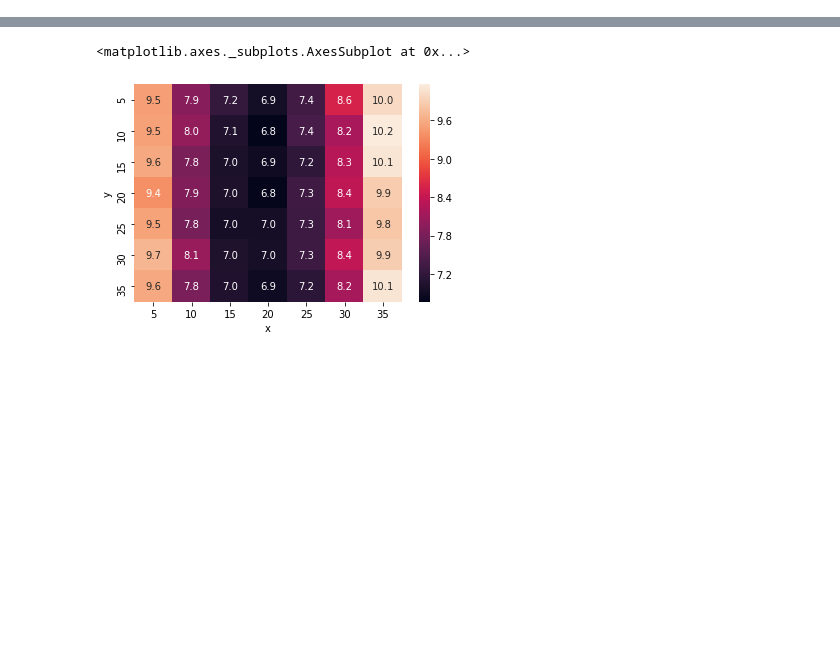
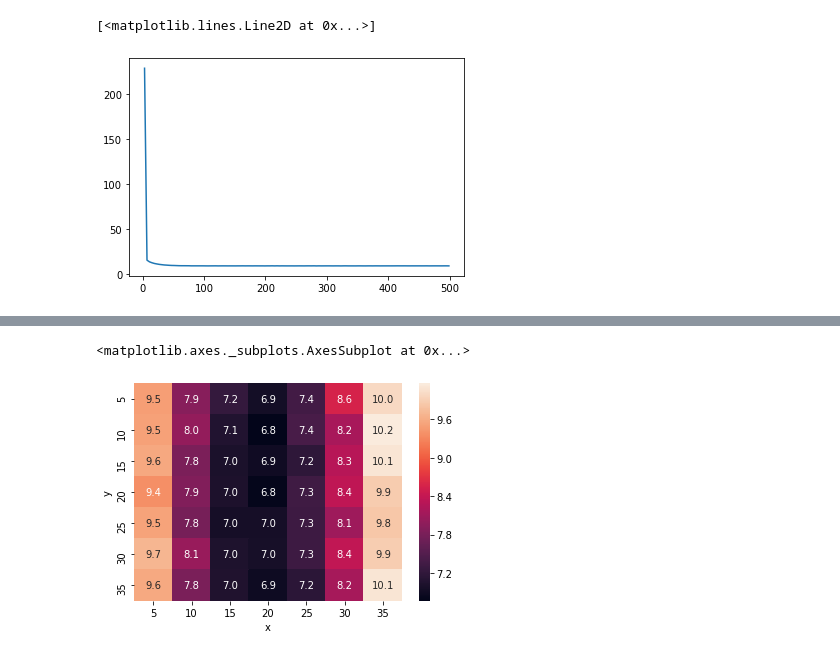
Before and after one commit to faaizT/CausalTwinAssessment, a Jupyter notebook: ELBO Analysis.ipynb, the cells around one changed output, grey strips where cells are left out. Drawn from its saved outputs; the diff is of its cells as text; code cells hidden in the pictures; blank space fills up the shorter version.

```diff
--- a/ELBO Analysis.ipynb
+++ b/ELBO Analysis.ipynb
@@ -10,0 +12,7 @@ sns.heatmap(test_losses, vmax=test_losses.values.max(), vmin=test_losses.values.
+# %%
+import matplotlib.pyplot as plt
+valid_losses = pd.read_csv("/data/localhost/taufiq/model-learn-policy-posterior-wd_2.0-lr_0.0001/validation-loss-25-25.csv")
+plt.plot(valid_losses['Epochs'], valid_losses['Test Loss'])
+# %% [output]
+[<matplotlib.lines.Line2D at 0x...>]
+[figure, added]
```
Also changed, not shown: parts of 6 cells of this notebook.
